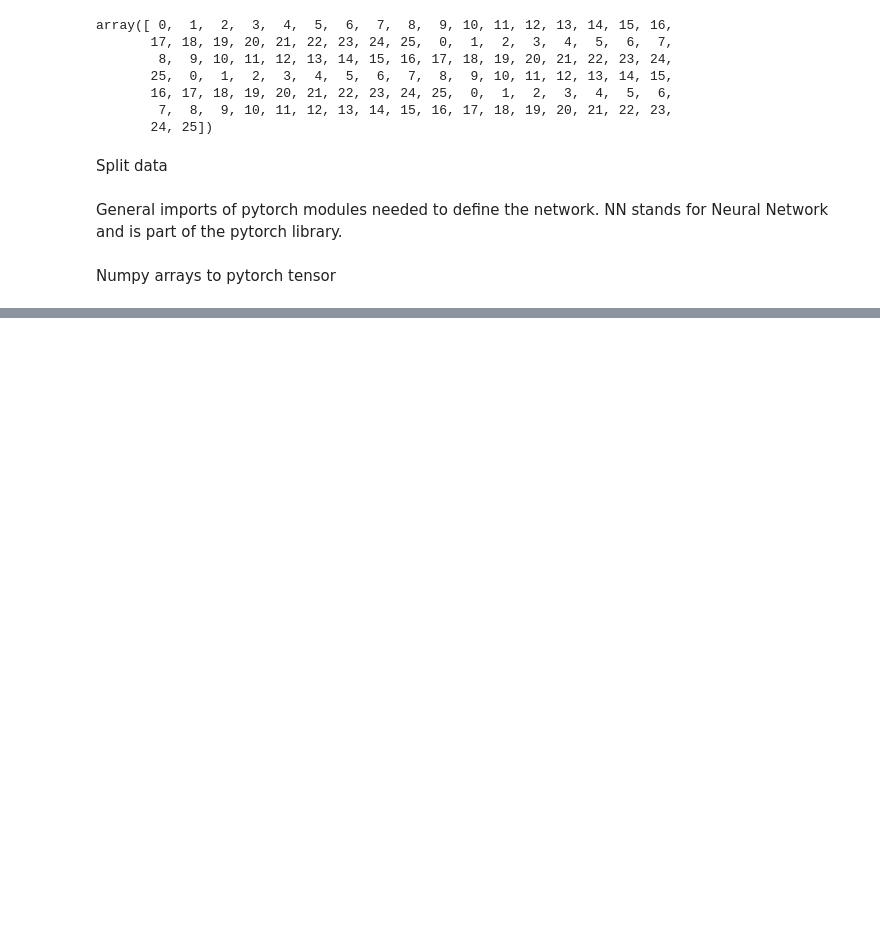
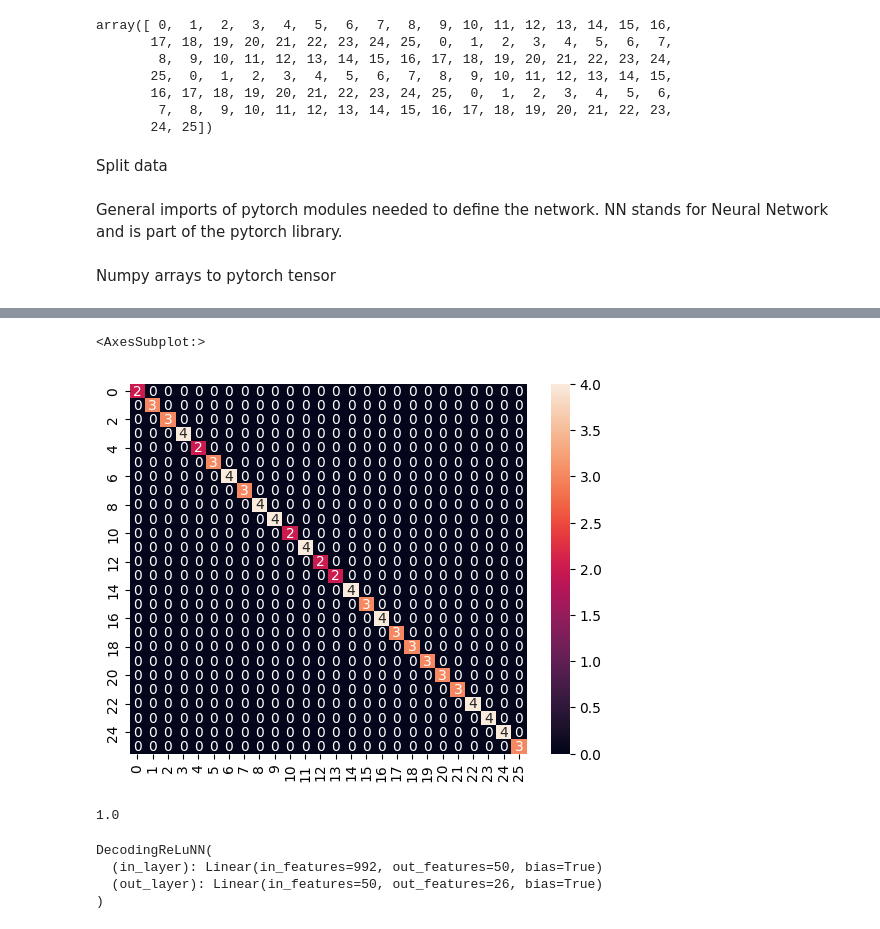
Before and after one commit to JNPauli/Banter, a Jupyter notebook: code/Neural_network.ipynb, the cells around one changed output, grey strips where cells are left out. Drawn from its saved outputs; the diff is of its cells as text; code cells hidden in the pictures; blank space fills up the shorter version.

```diff
--- a/code/Neural_network.ipynb
+++ b/code/Neural_network.ipynb
@@ -68,5 +73,5 @@ Numpy arrays to pytorch tensor
 # %%
 X_tensor_train = torch.from_numpy(X_train)
 Y_tensor_train = torch.from_numpy(y_train)
-X_tensor = torch.from_numpy(X_)
-Y_tensor = torch.from_numpy(Y)
+X_tensor_test = torch.from_numpy(X_test)
+Y_tensor_test = torch.from_numpy(y_test)
@@ -126,17 +120,18 @@ torch.manual_seed(1)
 #Initialize a deep network with 10 hidden units
 net = DecodingReLuNN(X_tensor.shape[1], 10)
 
-# Get voxel pattern and predicted category to one stimulus in dataset
-V_P, category = XX, i_tensor # using helper function get_data
+# Get voxel pattern and predicted category for all stimuli
+V_P, category = X_tensor_train, Y_tensor_train
 
 # Decode category from these neural responses using initialized network
 out = net(V_P)  # compute output from network, equivalent to net.forward(r)
 loss_fn = nn.CrossEntropyLoss()
 
-# Evaluate mean squared error
+# Evaluate Cross entropy loss
 loss = loss_fn(out, category)
-
-print('Col:Class, Row: Dataset; decoded category: {}'.format(out))
+y_pred_probs = torch.softmax(out, dim=1) #get probability for given class
+y_preds = y_pred_probs.argmax(dim=1)
 print('true category: {}'.format(category))
+print('Predicted category:{}'.format(y_preds))
 print('cross entropy loss {}'.format(loss))
 # %% [output]
@@ -172,0 +205,42 @@ torch.Size([104])
+# %%
+from sklearn.metrics import confusion_matrix
+import seaborn as sns
+cf_matrix_train = confusion_matrix(Y_tensor_train, y_pred)
+
+sns.heatmap(cf_matrix_train, annot = True)
+# %% [output]
+<AxesSubplot:>
+[figure, added]
+# %%
+from sklearn.metrics import accuracy_score
+
+accuracy_score(Y_tensor_train,y_pred)
+# %% [output]
+1.0
+# %%
+def test(net,loss_fn, test_data, test_labels,
+          n_epochs=50, learning_rate=0.01):
+    optimizer = optim.SGD(net.parameters(), lr=learning_rate)
+    test_loss = []
+    for i in range(n_epochs):
+        out = net(test_data)  # compute network output from inputs in train_data
+        # evaluate loss function
+        loss = loss_fn(out, test_labels)
+        # Clear previous gradients
+        optimizer.zero_grad()
+        # Compute gradients
+        loss.backward()
+        # Update weights
+        optimizer.step()
+        # Store current value of loss
+        test_loss.append(loss.item()) # .item() needed to transform the tensor output of loss_fn to a scalar
+        # Track progress
+        if (i + 1) % (n_epochs // 5) == 0:
+          print(f'iteration {i + 1}/{n_epochs} | loss: {loss.item():.3f}')
+    y_pred_test = torch.softmax(out,dim=1).argmax(dim=1)
+    return train_loss, y_pred_test
+# %% [output]
+DecodingReLuNN(
+  (in_layer): Linear(in_features=992, out_features=50, bias=True)
+  (out_layer): Linear(in_features=50, out_features=26, bias=True)
+)
```
Also changed, not shown: parts of 18 cells of this notebook.
